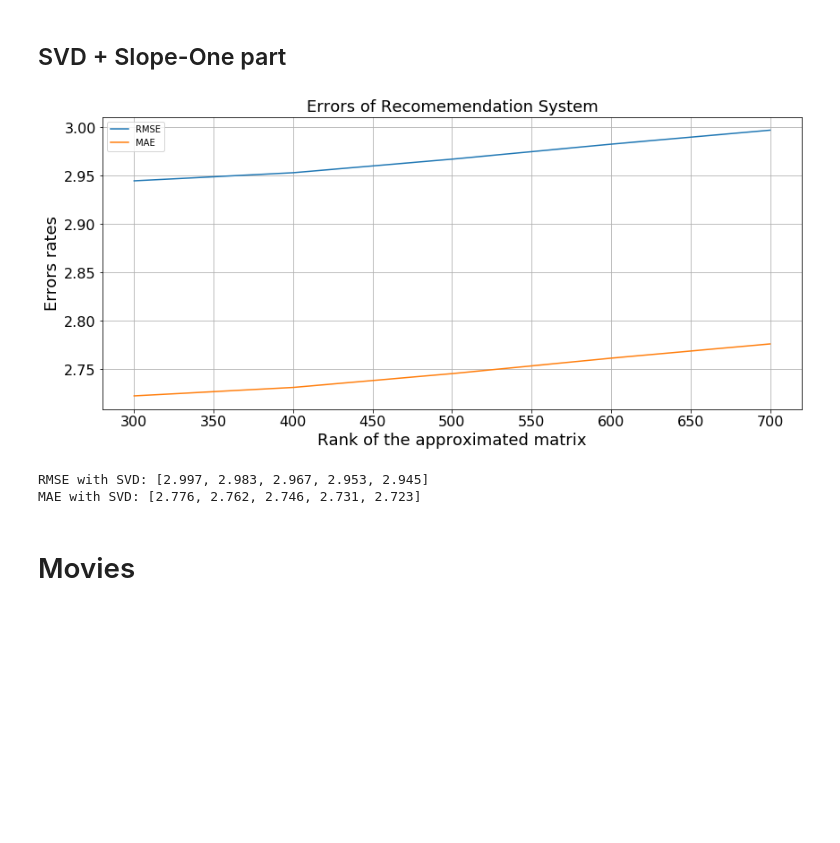
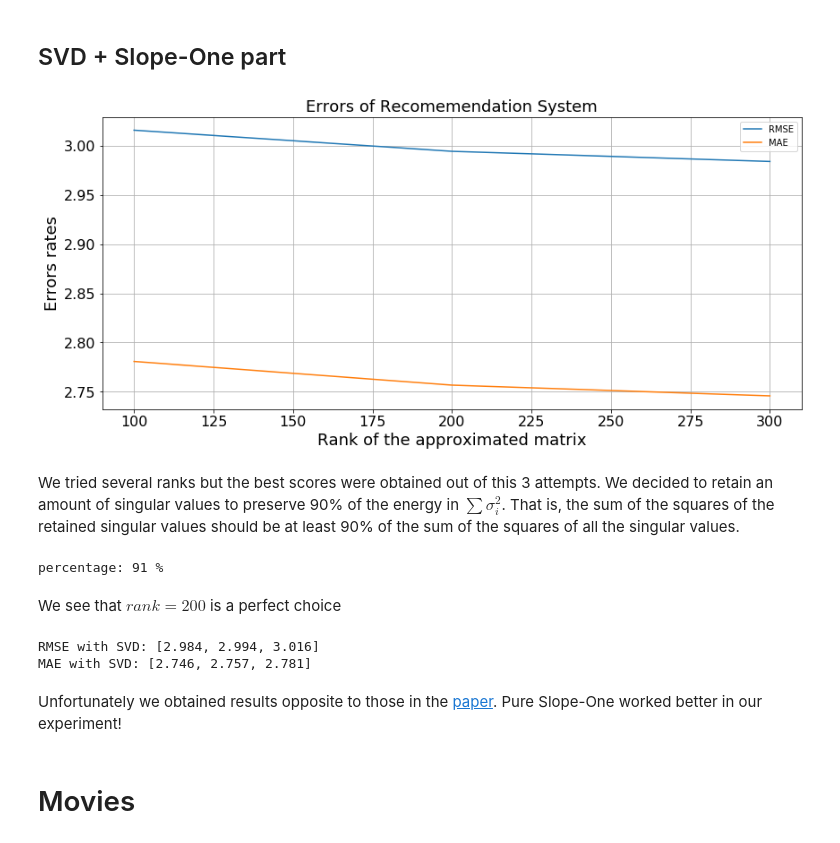
Before and after one commit to Alsalivan/NLA-Project, a Jupyter notebook: SVD + Slope-One Recommendation System.ipynb, the cells around one changed output. Saved outputs shown, nothing was run; the diff lists cells and outputs as text; code cells hidden in the pictures; blank space fills up the shorter version.

```diff
--- a/SVD + Slope-One Recommendation System.ipynb
+++ b/SVD + Slope-One Recommendation System.ipynb
@@ -453,8 +454,9 @@ flag_calc_SVD_approx = False
 import json
 from scipy.sparse.linalg import svds
 from scipy.linalg import svd
+import matplotlib.pyplot as plt
 
-ranks = [700, 600, 500, 400, 300]
+ranks = [300, 200, 100]
 
 if flag_calc_SVD_approx:
     u, sigma, v = svd(base_mat)
@@ -468,40 +470,54 @@ if flag_calc_SVD_approx:
         Low_rank_aprox = u1.dot(np.diag(sigma1).dot(v1))
 
         predict = weighted_slope_one(Low_rank_aprox, test_mat)
         rmse.append(RMSE(predict, test_mat))
         mae.append(MAE(predict, test_mat))
         ranks.append(rank)
 
         # just for safety
         with open('output_data/RMSE.txt', 'w') as outfile:
             json.dump(rmse, outfile)
         with open('output_data/MAE.txt', 'w') as outfile:
             json.dump(mae, outfile)
 else:
     with open('output_data/RMSE.txt') as infile:
         rmse = json.load(infile)
     with open('output_data/MAE.txt') as infile:
         mae = json.load(infile)
 
 plt.figure(figsize=(14,6))
 plt.title('Errors of Recomemendation System',fontsize = 18)
 plt.plot(ranks, rmse, label='RMSE')
 plt.plot(ranks, mae, label='MAE')
 plt.xlabel('Rank of the approximated matrix', fontsize=18)
 plt.ylabel('Errors rates', fontsize=18)
 plt.yticks(fontsize=16)
 plt.xticks(fontsize=16)
 plt.legend(loc='best')
 plt.grid(True)
 plt.show()
 # %% [output]
-[figure, old version]
+[figure, new version]
+# %% [markdown]
+We tried several ranks but the best scores were obtained out of this 3 attempts. We decided to retain an amount of singular values to preserve 90% of the energy in $\sum \sigma_i^2$. That is, the sum of the squares of the retained singular values should be at least 90% of the sum of the squares of all the singular values.
+# %%
+u, sigma, v = svd(base_mat)
+percentage = np.linalg.norm(sigma[:200], 2) / np.linalg.norm(sigma, 2)
+
+print('percentage:', int(percentage*100), '%')
+# %% [output]
+percentage: 91 %
+# %% [markdown]
+We see that $rank=200$ is a perfect choice
 # %%
 print('RMSE with SVD:', [round(elem, 3) for elem in rmse])
 print('MAE with SVD:', [round(elem, 3) for elem in mae])
 # %% [output]
-RMSE with SVD: [2.997, 2.983, 2.967, 2.953, 2.945]
-MAE with SVD: [2.776, 2.762, 2.746, 2.731, 2.723]
+RMSE with SVD: [2.984, 2.994, 3.016]
+MAE with SVD: [2.746, 2.757, 2.781]
+# %% [markdown]
+Unfortunately we obtained results opposite to those in the [paper](https://www.atlantis-press.com/proceedings/mcei-15/25840929).
+Pure Slope-One worked better in our experiment!
 # %% [markdown]
 # Movies
 # %%
```
Also changed, not shown: parts of 4 cells of this notebook, 2 other files.
